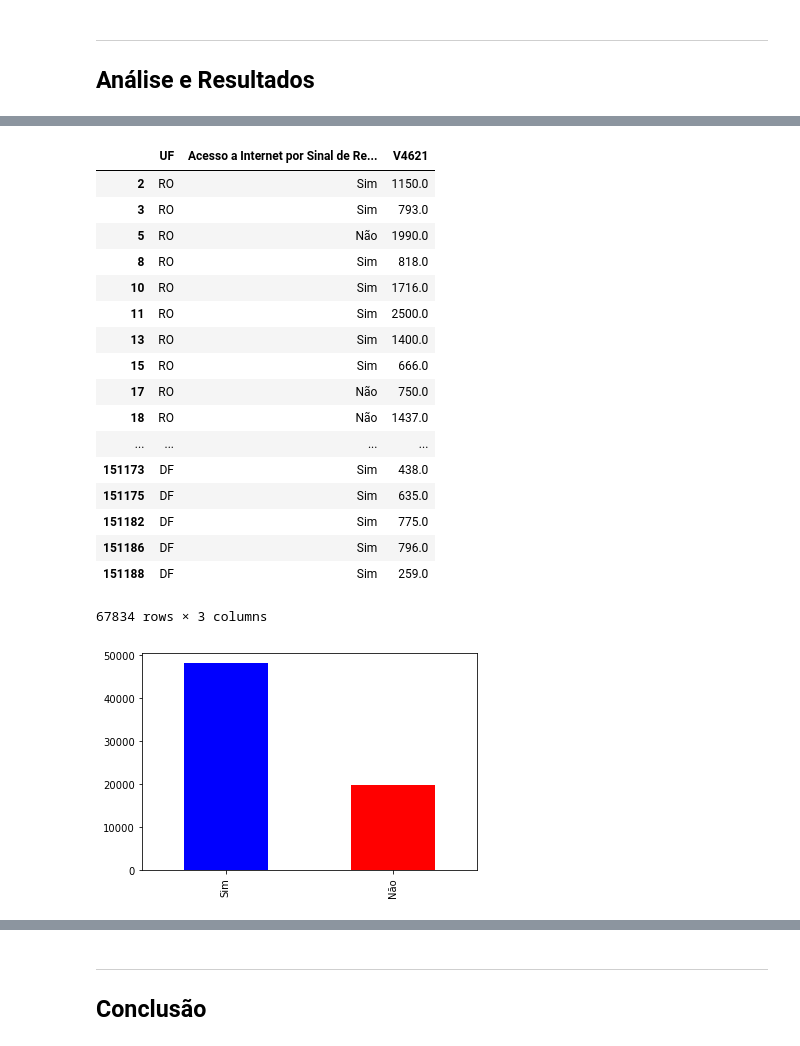
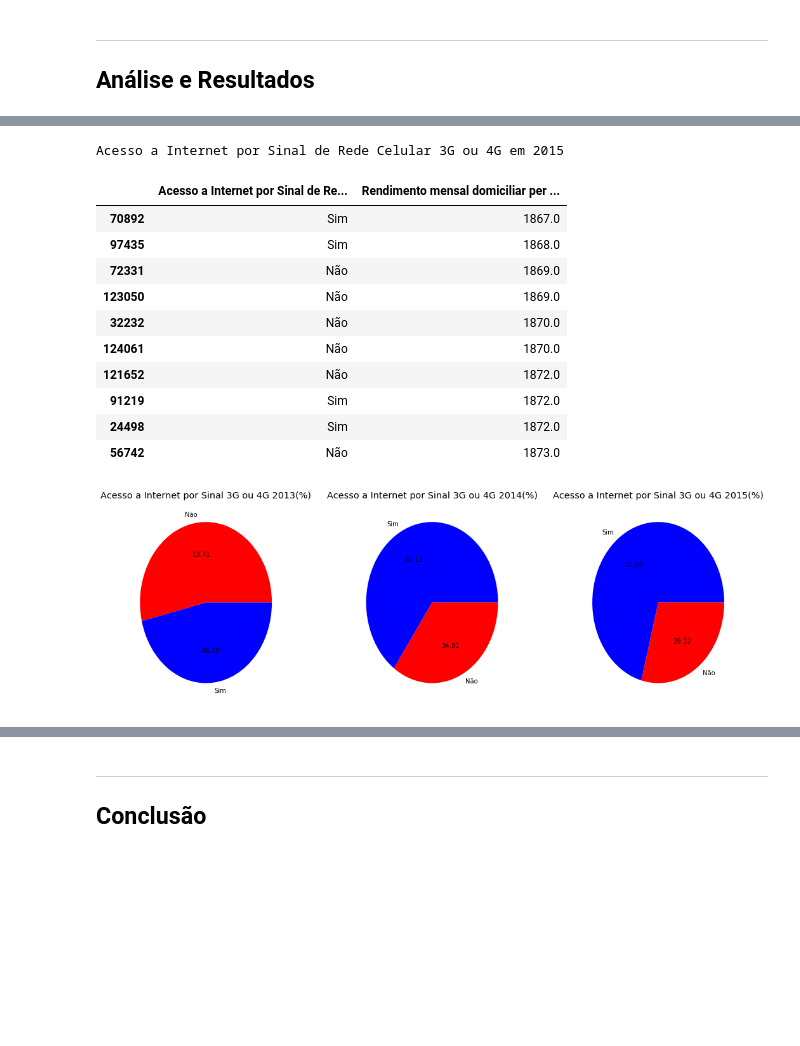
Before and after one commit to Leobhering/Ciencia-dos-dados, a Jupyter notebook: Projeto1 Layout.ipynb, the cells around one changed output, grey strips where cells are left out. Cells and saved outputs as stored; diff of their text form; code cells hidden in the pictures; blank space fills up the shorter version.

```diff
--- a/Projeto1 Layout.ipynb
+++ b/Projeto1 Layout.ipynb
@@ -65,12 +92,13 @@ dados_2015
 # %%
-dados_2015.UF = dados_2015.UF.astype('category')
-dados_2015.UF.cat.categories = ('RO', 'AC', 'AM', 'RR', 'PA','AP','TO','MA','PI','CE','RN','PB','PE','AL','SE','BA','MG','ES','RJ','SP','PR','SC','RS','MS','MT','GO','DF')
 dados_2015.V02426 = dados_2015.V02426.astype('category')
 dados_2015.V02426.cat.categories = ('Sim','Não')
-tab_banda = dados_2015.iloc[1:,[2,57,77]]
+tab_banda = dados_2015.iloc[1:,[57,77]]
 tb = tab_banda.rename(columns={"V02426":"Acesso a Internet por Banda Larga"})
 DADOSOFF=tb.dropna(0,how='any')
-dfc = dados_2015.V02426.value_counts()
-dfc.plot(kind='bar', color=('blue', 'red'), legend=False)
-DADOSOFF
+dadosoff=DADOSOFF[DADOSOFF.V4621<1874]
+tb = dadosoff.rename(columns={"V4621":"Rendimento mensal domiciliar per capita"})
+dados_15=tb.dropna(0,how='any')
+dfc3 = dados_2015.V02426.value_counts()
+print("Acesso a Internet por Banda Larga em 2015")
+dados_15.sort_values(by="Rendimento mensal domiciliar per capita").tail(10)
 # %% [output]
@@ -125,29 +288,46 @@ DADOSOFF
 # %%
 dados_2015.V02424 = dados_2015.V02424.astype('category')
 dados_2015.V02424.cat.categories = ('Sim','Não')
-tab_3g = dados_2015.iloc[1:,[2,55,77]]
-t3 = tab_3g.rename(columns={"V02424":"Acesso a Internet por Sinal de Rede Celular 3G ou 4G"})
-DADOSOFF=t3.dropna(0,how='any')
-dfc = dados_2015.V02424.value_counts()
-dfc.plot(kind='bar', color=('blue', 'red'), legend=False)
-DADOSOFF
+tab_banda = dados_2015.iloc[1:,[55,77]]
+tb = tab_banda.rename(columns={"V02424":"Acesso a Internet por Sinal de Rede Celular 3G ou 4G"})
+DADOSOFF=tb.dropna(0,how='any')
+dadosoff=DADOSOFF[DADOSOFF.V4621<1874]
+tb = dadosoff.rename(columns={"V4621":"Rendimento mensal domiciliar per capita"})
+dados_15=tb.dropna(0,how='any')
+dfc3 = dados_2015.V02424.value_counts()
+print("Acesso a Internet por Sinal de Rede Celular 3G ou 4G em 2015")
+dados_15.sort_values(by="Rendimento mensal domiciliar per capita").tail(10)
 # %% [output]
+Acesso a Internet por Sinal de Rede Celular 3G ou 4G em 2015
-|  | UF | Acesso a Internet por Sinal de Re... | V4621 |
-| 2 | RO | Sim | 1150.0 |
-| 3 | RO | Sim | 793.0 |
-| 5 | RO | Não | 1990.0 |
-| 8 | RO | Sim | 818.0 |
-| 10 | RO | Sim | 1716.0 |
-| 11 | RO | Sim | 2500.0 |
-| 13 | RO | Sim | 1400.0 |
-| 15 | RO | Sim | 666.0 |
-| 17 | RO | Não | 750.0 |
-| 18 | RO | Não | 1437.0 |
-| ... | ... | ... | ... |
-| 151173 | DF | Sim | 438.0 |
-| 151175 | DF | Sim | 635.0 |
-| 151182 | DF | Sim | 775.0 |
-| 151186 | DF | Sim | 796.0 |
-| 151188 | DF | Sim | 259.0 |
+|  | Acesso a Internet por Sinal de Re... | Rendimento mensal domiciliar per ... |
+| 70892 | Sim | 1867.0 |
+| 97435 | Sim | 1868.0 |
+| 72331 | Não | 1869.0 |
+| 123050 | Não | 1869.0 |
+| 32232 | Não | 1870.0 |
+| 124061 | Não | 1870.0 |
+| 121652 | Não | 1872.0 |
+| 91219 | Sim | 1872.0 |
+| 24498 | Sim | 1872.0 |
+| 56742 | Não | 1873.0 |
-67834 rows × 3 columns
-[figure, removed]
+# %%
+fig = plt.figure(figsize=(15, 5))
+plt.subplot(131)
+dfc.plot(kind='pie', colors=('red', 'blue'), autopct="%0.2f",legend=False, title='Acesso a Internet por Sinal 3G ou 4G 2013(%)')
+plt.ylabel('')
+plt.xlabel('')
+
+plt.subplot(132)
+dfc2.plot(kind='pie', colors=('blue', 'red'), autopct="%0.2f",legend=False, title='Acesso a Internet por Sinal 3G ou 4G 2014(%)')
+plt.ylabel('')
+plt.xlabel('')
+
+plt.subplot(133)
+dfc3.plot(kind='pie', colors=('blue', 'red'), autopct="%0.2f",legend=False, title='Acesso a Internet por Sinal 3G ou 4G 2015(%)')
+plt.ylabel('')
+plt.xlabel('')
+
+plt.tight_layout()
+plt.show()
+# %% [output]
+[figure, added]
```
Also changed, not shown: parts of 23 cells of this notebook.
